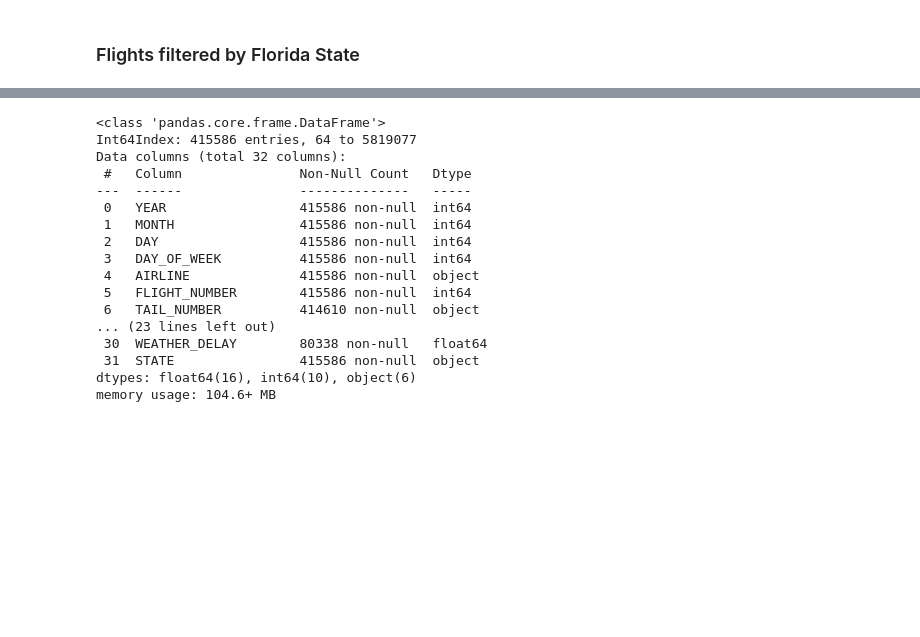
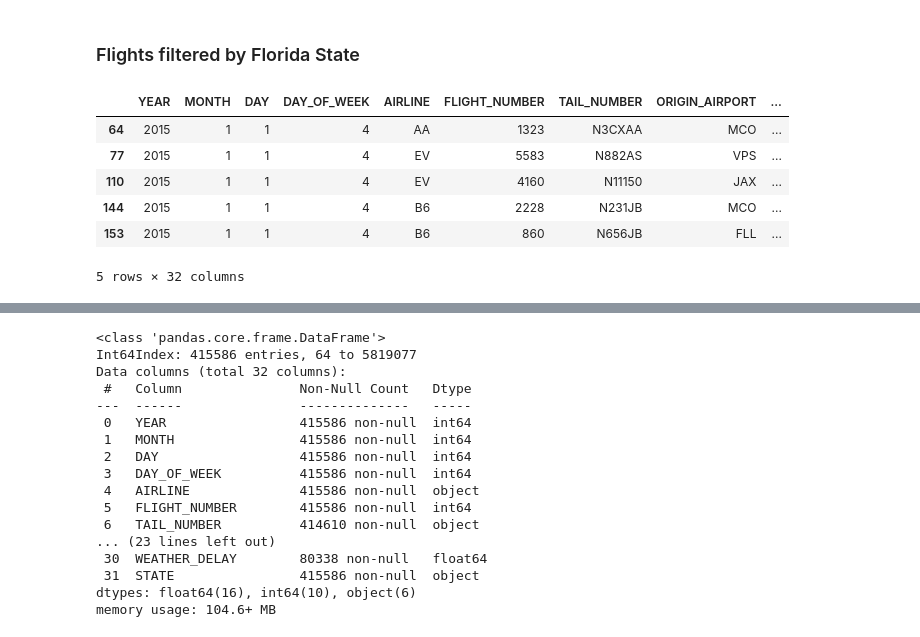
Before and after one commit to EmilioGinzo/Flight-delay, a Jupyter notebook: Project_p676p627_Emilio.ipynb, the cells around one changed output, grey strips where cells are left out. Drawn from its saved outputs; the diff is of its cells as text; code cells hidden in the pictures; blank space fills up the shorter version.

```diff
--- a/Project_p676p627_Emilio.ipynb
+++ b/Project_p676p627_Emilio.ipynb
@@ -92,3 +92,13 @@ df_flights.head()
 ### Flights filtered by Florida State
 # %%
 df_fl_flights = df_flights[df_flights['STATE'] == 'FL']
+# %%
+df_fl_flights.head()
+# %% [output]
+|  | YEAR | MONTH | DAY | DAY_OF_WEEK | AIRLINE | FLIGHT_NUMBER | TAIL_NUMBER | ORIGIN_AIRPORT | ... |
+| 64 | 2015 | 1 | 1 | 4 | AA | 1323 | N3CXAA | MCO | ... |
+| 77 | 2015 | 1 | 1 | 4 | EV | 5583 | N882AS | VPS | ... |
+| 110 | 2015 | 1 | 1 | 4 | EV | 4160 | N11150 | JAX | ... |
+| 144 | 2015 | 1 | 1 | 4 | B6 | 2228 | N231JB | MCO | ... |
+| 153 | 2015 | 1 | 1 | 4 | B6 | 860 | N656JB | FLL | ... |
+5 rows × 32 columns
```
Also changed, not shown: parts of 1 cell of this notebook.
